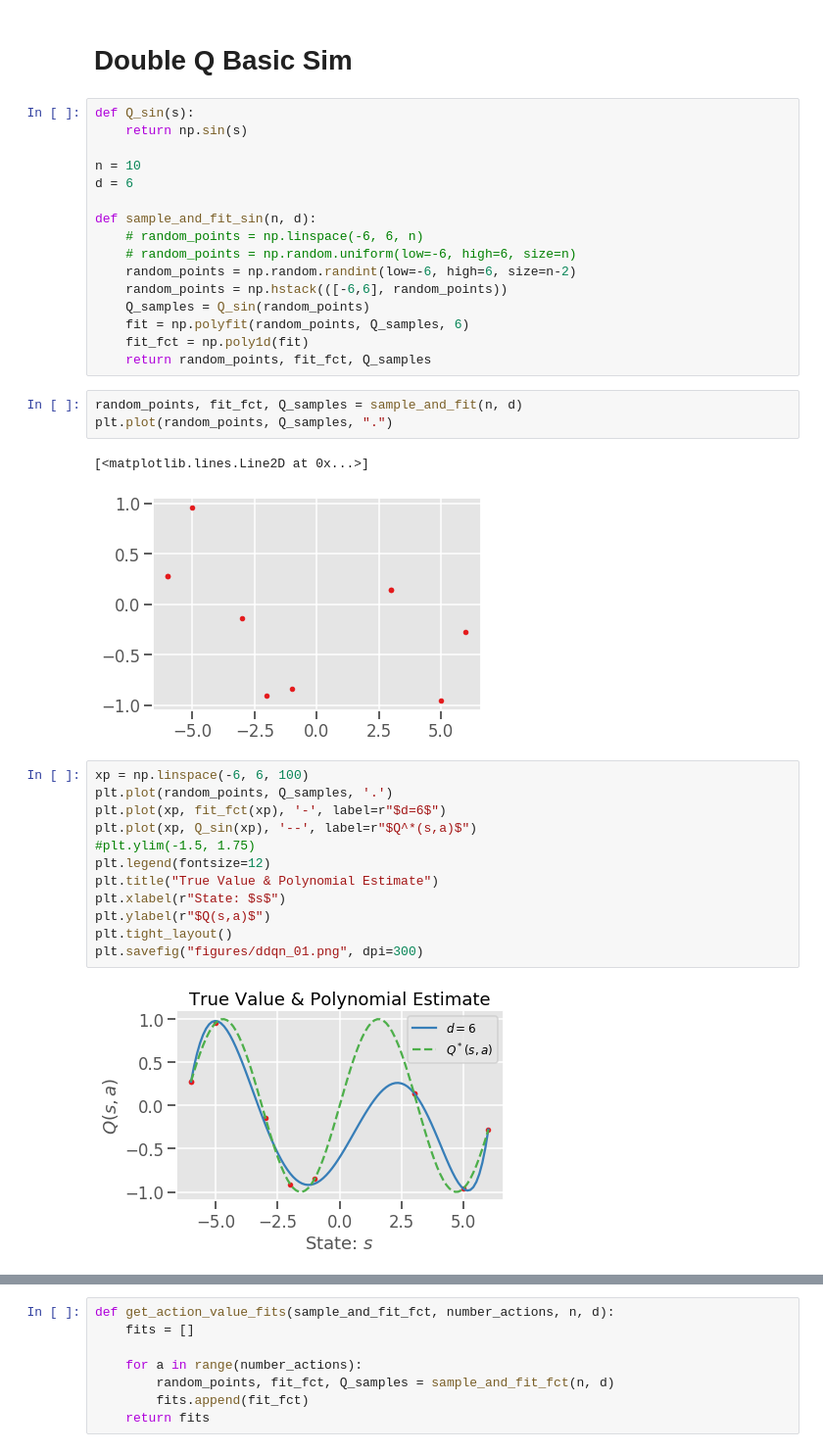
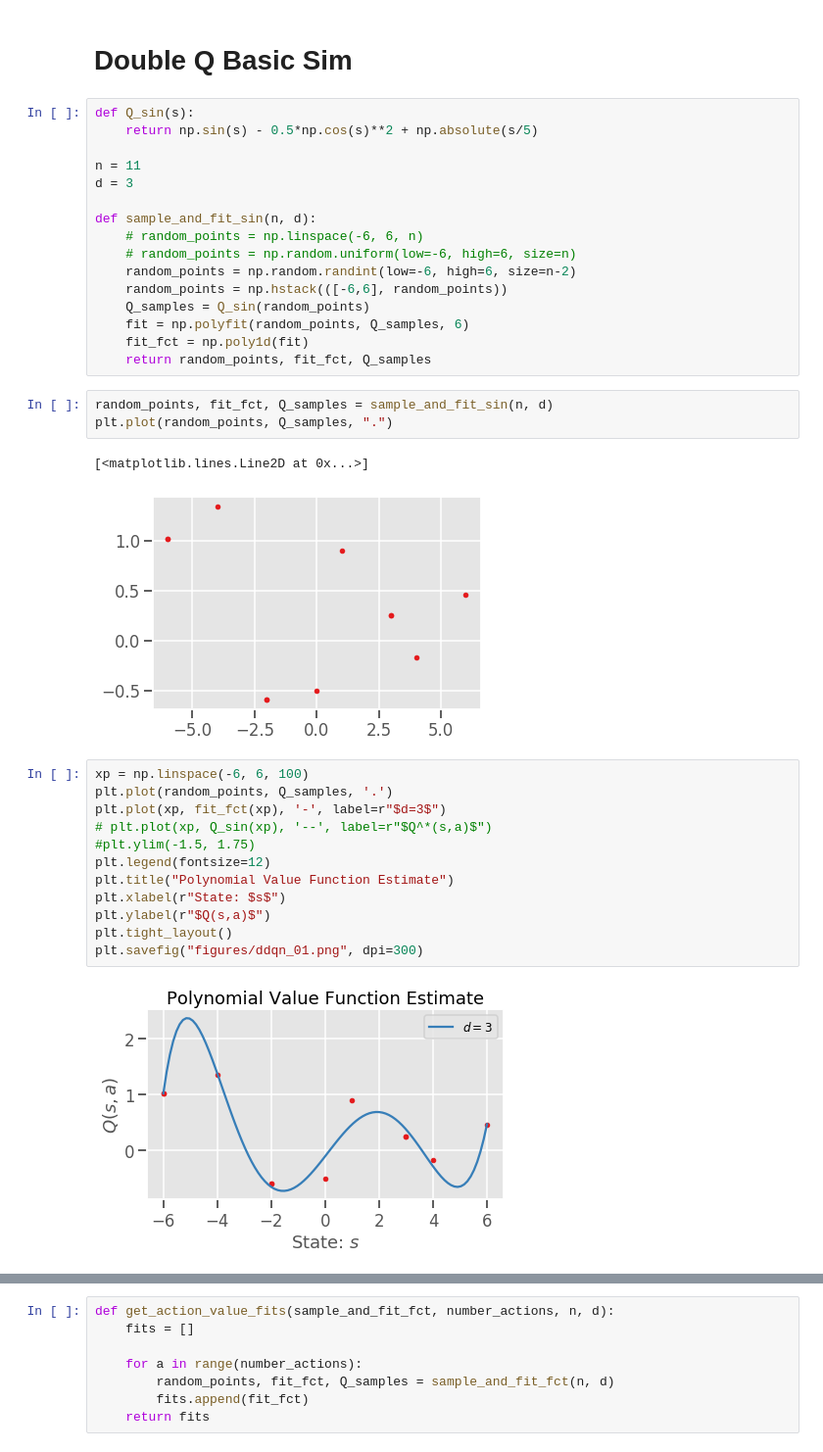
Before and after one commit to RobertTLange/deep-rl-tutorial, a Jupyter notebook: EXPERIMENTS_DQL/viz_results.ipynb, the cells around one changed output, grey strips where cells are left out. Shown at 98% size. Drawn from its saved outputs; the diff is of its cells as text.

```diff
--- a/EXPERIMENTS_DQL/viz_results.ipynb
+++ b/EXPERIMENTS_DQL/viz_results.ipynb
@@ -390,10 +390,10 @@ plt.savefig(fig_dir + "dueling_dqn_all.png", dpi=300)
 # Double Q Basic Sim
 # %%
 def Q_sin(s):
-    return np.sin(s)
+    return np.sin(s) - 0.5*np.cos(s)**2 + np.absolute(s/5)
 
-n = 10
-d = 6
+n = 11
+d = 3
 
 def sample_and_fit_sin(n, d):
     # random_points = np.linspace(-6, 6, n)
@@ -405,22 +405,22 @@ def sample_and_fit_sin(n, d):
     fit_fct = np.poly1d(fit)
     return random_points, fit_fct, Q_samples
 # %%
-random_points, fit_fct, Q_samples = sample_and_fit(n, d)
+random_points, fit_fct, Q_samples = sample_and_fit_sin(n, d)
 plt.plot(random_points, Q_samples, ".")
 # %% [output]
 [<matplotlib.lines.Line2D at 0x...>]
-[figure, old version]
+[figure, new version]
 # %%
 xp = np.linspace(-6, 6, 100)
 plt.plot(random_points, Q_samples, '.')
-plt.plot(xp, fit_fct(xp), '-', label=r"$d=6$")
-plt.plot(xp, Q_sin(xp), '--', label=r"$Q^*(s,a)$")
+plt.plot(xp, fit_fct(xp), '-', label=r"$d=3$")
+# plt.plot(xp, Q_sin(xp), '--', label=r"$Q^*(s,a)$")
 #plt.ylim(-1.5, 1.75)
 plt.legend(fontsize=12)
-plt.title("True Value & Polynomial Estimate")
+plt.title("Polynomial Value Function Estimate")
 plt.xlabel(r"State: $s$")
 plt.ylabel(r"$Q(s,a)$")
 plt.tight_layout()
 plt.savefig("figures/ddqn_01.png", dpi=300)
 # %% [output]
-[figure, old version]
+[figure, new version]
```
Also changed, not shown: parts of 6 cells of this notebook, 8 other files.
